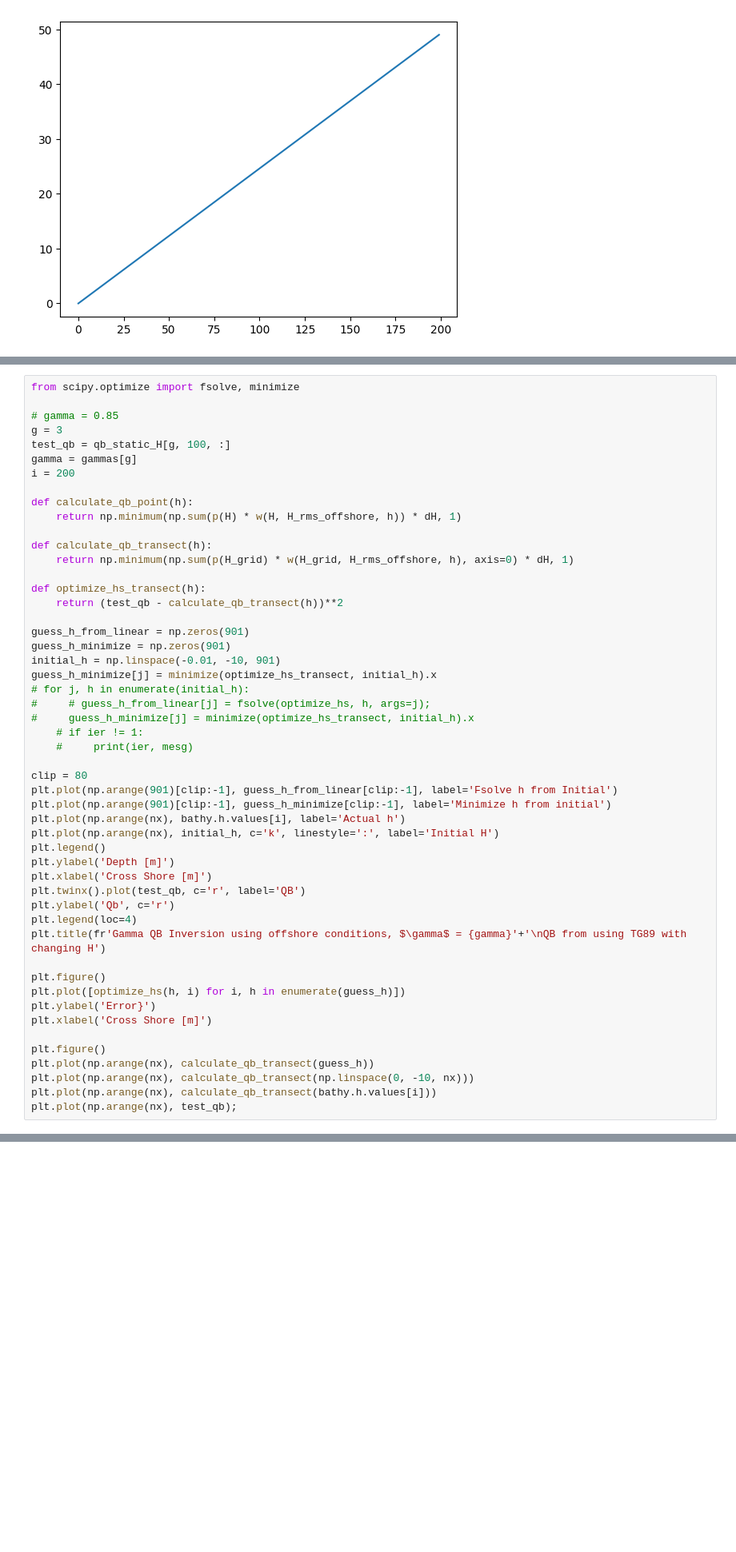
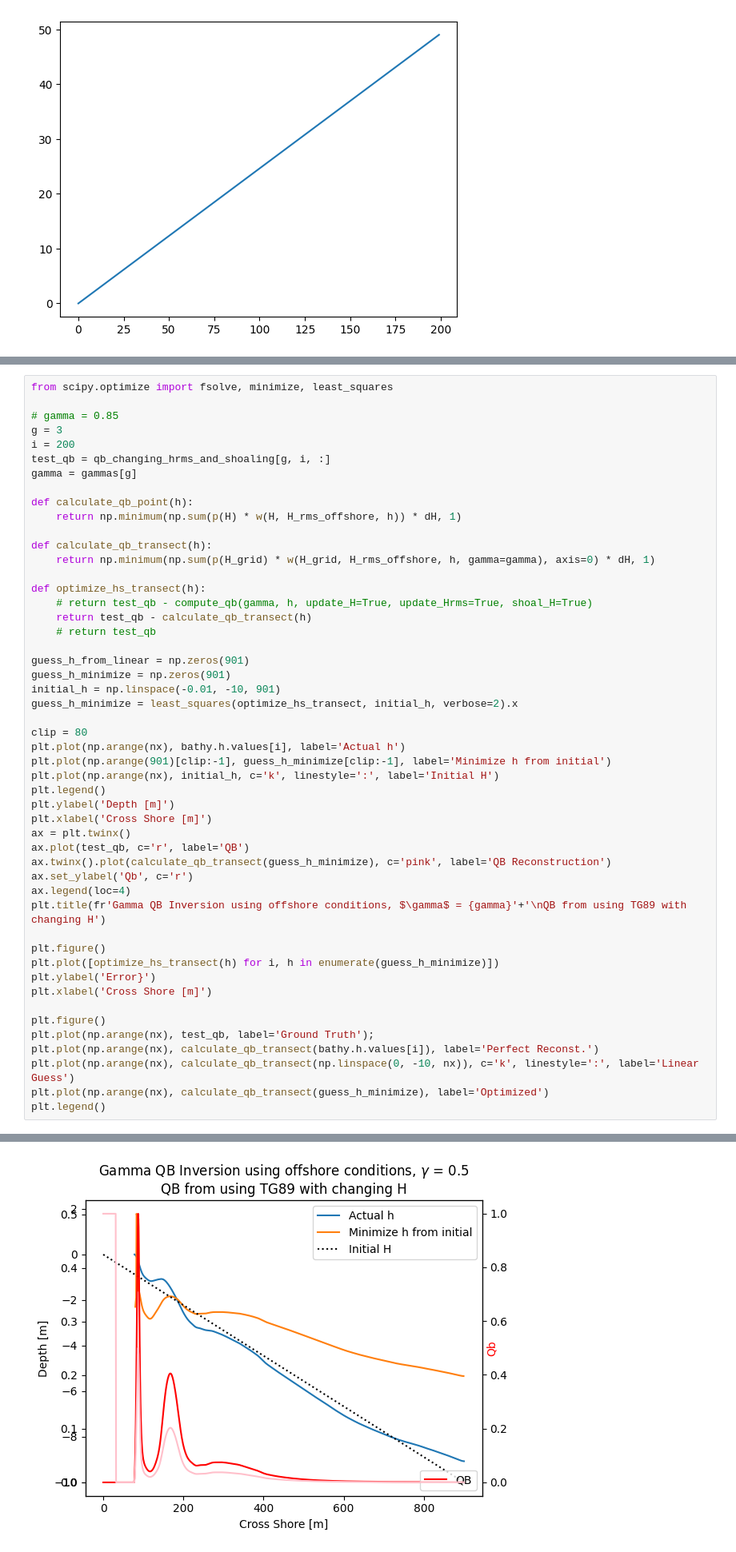
Before and after one commit to mleclair73/dunex, a Jupyter notebook: analytical_qb.ipynb, the cells around one changed output, grey strips where cells are left out. Shown at 80% size. Drawn from its saved outputs; the diff is of its cells as text; blank space fills up the shorter version.

```diff
--- a/analytical_qb.ipynb
+++ b/analytical_qb.ipynb
@@ -660,52 +668,51 @@ plt.plot(np.arange(nx), test_qb);
 # %%
-from scipy.optimize import fsolve, minimize
+from scipy.optimize import fsolve, minimize, least_squares
 
 # gamma = 0.85
 g = 3
-test_qb = qb_static_H[g, 100, :]
+i = 200
+test_qb = qb_changing_hrms_and_shoaling[g, i, :]
 gamma = gammas[g]
-i = 200
 
 def calculate_qb_point(h):
     return np.minimum(np.sum(p(H) * w(H, H_rms_offshore, h)) * dH, 1)
 
 def calculate_qb_transect(h):
-    return np.minimum(np.sum(p(H_grid) * w(H_grid, H_rms_offshore, h), axis=0) * dH, 1)
+    return np.minimum(np.sum(p(H_grid) * w(H_grid, H_rms_offshore, h, gamma=gamma), axis=0) * dH, 1)
 
 def optimize_hs_transect(h):
-    return (test_qb - calculate_qb_transect(h))**2
+    # return test_qb - compute_qb(gamma, h, update_H=True, update_Hrms=True, shoal_H=True)
+    return test_qb - calculate_qb_transect(h)
+    # return test_qb
 
 guess_h_from_linear = np.zeros(901)
 guess_h_minimize = np.zeros(901)
 initial_h = np.linspace(-0.01, -10, 901)
-guess_h_minimize[j] = minimize(optimize_hs_transect, initial_h).x
-# for j, h in enumerate(initial_h):
-#     # guess_h_from_linear[j] = fsolve(optimize_hs, h, args=j);
-#     guess_h_minimize[j] = minimize(optimize_hs_transect, initial_h).x
-    # if ier != 1:
-    #     print(ier, mesg)
+guess_h_minimize = least_squares(optimize_hs_transect, initial_h, verbose=2).x
 
 clip = 80
-plt.plot(np.arange(901)[clip:-1], guess_h_from_linear[clip:-1], label='Fsolve h from Initial')
+plt.plot(np.arange(nx), bathy.h.values[i], label='Actual h')
 plt.plot(np.arange(901)[clip:-1], guess_h_minimize[clip:-1], label='Minimize h from initial')
-plt.plot(np.arange(nx), bathy.h.values[i], label='Actual h')
 plt.plot(np.arange(nx), initial_h, c='k', linestyle=':', label='Initial H')
 plt.legend()
 plt.ylabel('Depth [m]')
 plt.xlabel('Cross Shore [m]')
-plt.twinx().plot(test_qb, c='r', label='QB')
-plt.ylabel('Qb', c='r')
-plt.legend(loc=4)
+ax = plt.twinx()
+ax.plot(test_qb, c='r', label='QB')
+ax.twinx().plot(calculate_qb_transect(guess_h_minimize), c='pink', label='QB Reconstruction')
+ax.set_ylabel('Qb', c='r')
+ax.legend(loc=4)
 plt.title(fr'Gamma QB Inversion using offshore conditions, $\gamma$ = {gamma}'+'\nQB from using TG89 with changing H')
 
 plt.figure()
-plt.plot([optimize_hs(h, i) for i, h in enumerate(guess_h)])
+plt.plot([optimize_hs_transect(h) for i, h in enumerate(guess_h_minimize)])
 plt.ylabel('Error}')
 plt.xlabel('Cross Shore [m]')
 
 plt.figure()
-plt.plot(np.arange(nx), calculate_qb_transect(guess_h))
-plt.plot(np.arange(nx), calculate_qb_transect(np.linspace(0, -10, nx)))
-plt.plot(np.arange(nx), calculate_qb_transect(bathy.h.values[i]))
-plt.plot(np.arange(nx), test_qb);
+plt.plot(np.arange(nx), test_qb, label='Ground Truth');
+plt.plot(np.arange(nx), calculate_qb_transect(bathy.h.values[i]), label='Perfect Reconst.')
+plt.plot(np.arange(nx), calculate_qb_transect(np.linspace(0, -10, nx)), c='k', linestyle=':', label='Linear Guess')
+plt.plot(np.arange(nx), calculate_qb_transect(guess_h_minimize), label='Optimized')
+plt.legend()
 # %% [output]
@@ -712,0 +737 @@ KeyboardInterrupt:
+[figure, added]
```
Also changed, not shown: parts of 29 cells of this notebook.
